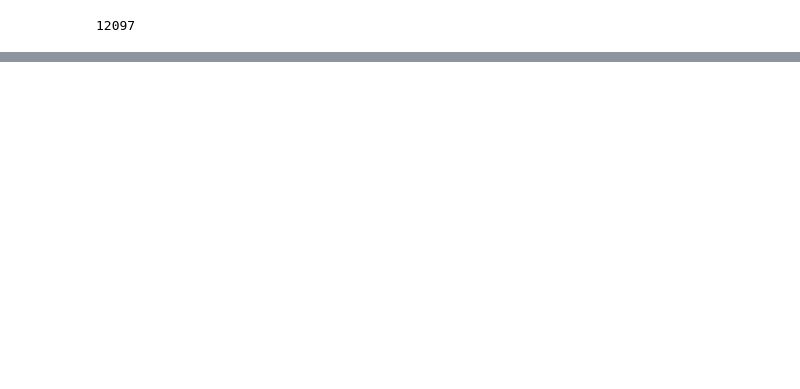
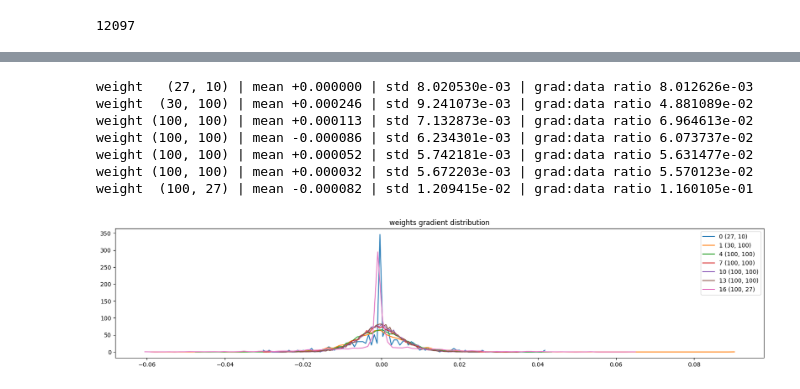
Before and after one commit to burakemretetik/makemore, a Jupyter notebook: makemore_mlp2.ipynb, the cells around one changed output, grey strips where cells are left out. Cells and saved outputs as stored; diff of their text form; code cells hidden in the pictures; blank space fills up the shorter version.

```diff
--- a/makemore_mlp2.ipynb
+++ b/makemore_mlp2.ipynb
@@ -189,0 +406,22 @@ val 2.199070692062378
+# %%
+# visualize histograms
+plt.figure(figsize=(20, 4)) # width and height of the plot
+legends = []
+for i,p in enumerate(parameters):
+  t = p.grad
+  if p.ndim == 2:
+    print('weight %10s | mean %+f | std %e | grad:data ratio %e' % (tuple(p.shape), t.mean(), t.std(), t.std() / p.std()))
+    hy, hx = torch.histogram(t, density=True)
+    plt.plot(hx[:-1].detach(), hy.detach())
+    legends.append(f'{i} {tuple(p.shape)}')
+plt.legend(legends)
+plt.title('weights gradient distribution');
+# %% [output]
+weight   (27, 10) | mean +0.000000 | std 8.020530e-03 | grad:data ratio 8.012626e-03
+weight  (30, 100) | mean +0.000246 | std 9.241073e-03 | grad:data ratio 4.881089e-02
+weight (100, 100) | mean +0.000113 | std 7.132873e-03 | grad:data ratio 6.964613e-02
+weight (100, 100) | mean -0.000086 | std 6.234301e-03 | grad:data ratio 6.073737e-02
+weight (100, 100) | mean +0.000052 | std 5.742181e-03 | grad:data ratio 5.631477e-02
+weight (100, 100) | mean +0.000032 | std 5.672203e-03 | grad:data ratio 5.570123e-02
+weight  (100, 27) | mean -0.000082 | std 1.209415e-02 | grad:data ratio 1.160105e-01
+[figure, added]
```
Also changed, not shown: parts of 17 cells of this notebook.
